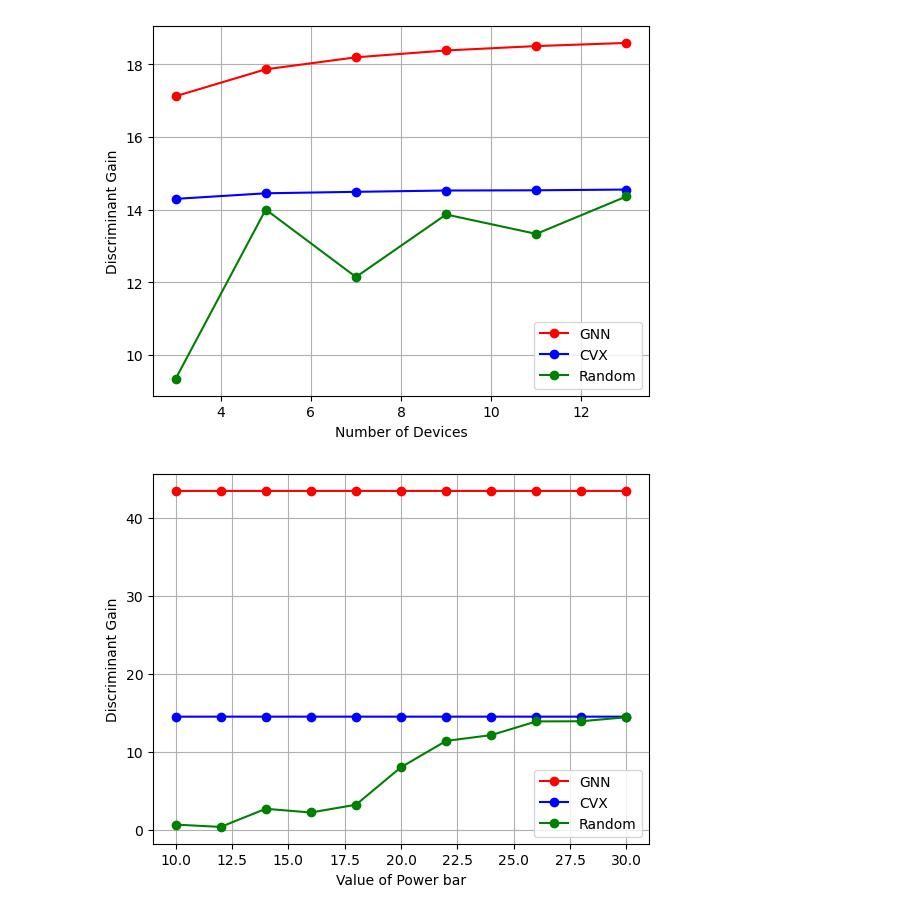
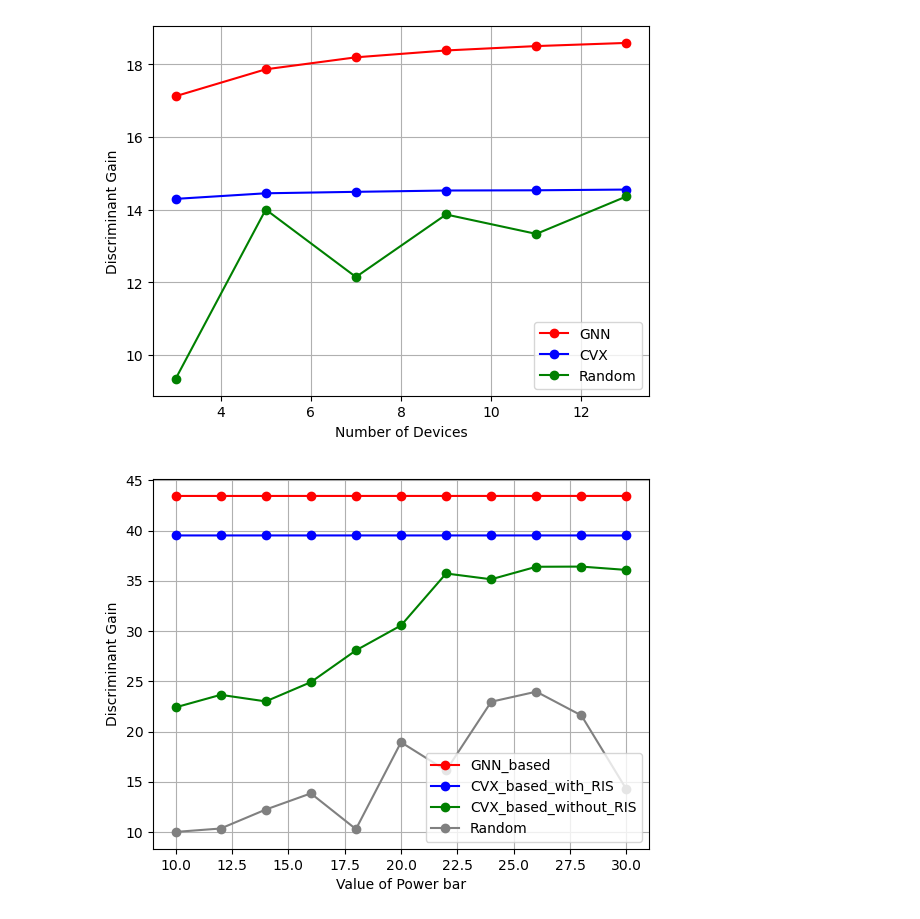
Before and after one commit to YuLong4/GNN-AirComp-RIS, a Jupyter notebook: drafts.ipynb, the cells around one changed output. Saved outputs shown, nothing was run; the diff lists cells and outputs as text; code cells hidden in the pictures.

Commit message:
contrast graph

```diff
--- a/drafts.ipynb
+++ b/drafts.ipynb
@@ -44,15 +44,17 @@ plt.show()
 # %%
 power_list = [10, 12, 14, 16, 18, 20, 22, 24, 26, 28, 30]
 gain_array_GNN = np.load('./save_model/save_results/GNN/discriminant_gains_power.npy', allow_pickle=True)
-gain_array_cvx = np.load('./save_model/save_results/discriminant_gain_with_power_ris.npy', allow_pickle=True)
-gain_array_cvx_baseline = np.load('./save_model/save_results/discriminant_gain_with_power_baseline_ris.npy', allow_pickle=True)
-plt.plot(power_list, gain_array_GNN, marker='o', label='GNN', color='red')
-plt.plot(power_list, gain_array_cvx, marker='o', label='CVX', color='blue')
-plt.plot(power_list, gain_array_cvx_baseline, marker='o', label='Random', color='green')
+gain_array_cvx_with_ris = np.load('./save_model/save_results/discriminant_gain_power_with_ris.npy', allow_pickle=True)
+gain_array_cvx_without_ris = np.load('./save_model/save_results/discriminant_gain_power_without_ris.npy', allow_pickle=True)
+gain_array_cvx_random = np.load('./save_model/save_results/discriminant_gain_power_random.npy', allow_pickle=True)
+plt.plot(power_list, gain_array_GNN, marker='o', label='GNN_based', color='red')
+plt.plot(power_list, gain_array_cvx_with_ris, marker='o', label='CVX_based_with_RIS', color='blue')
+plt.plot(power_list, gain_array_cvx_without_ris, marker='o', label='CVX_based_without_RIS', color='green')
+plt.plot(power_list, gain_array_cvx_random, marker='o', label='Random', color='grey')
 plt.xlabel('Value of Power bar')
 plt.ylabel('Discriminant Gain')
 plt.grid(True)
 plt.legend()
 plt.show()
 # %% [output]
-[figure, old version]
+[figure, new version]
```
Also changed, not shown: 23 other files.
